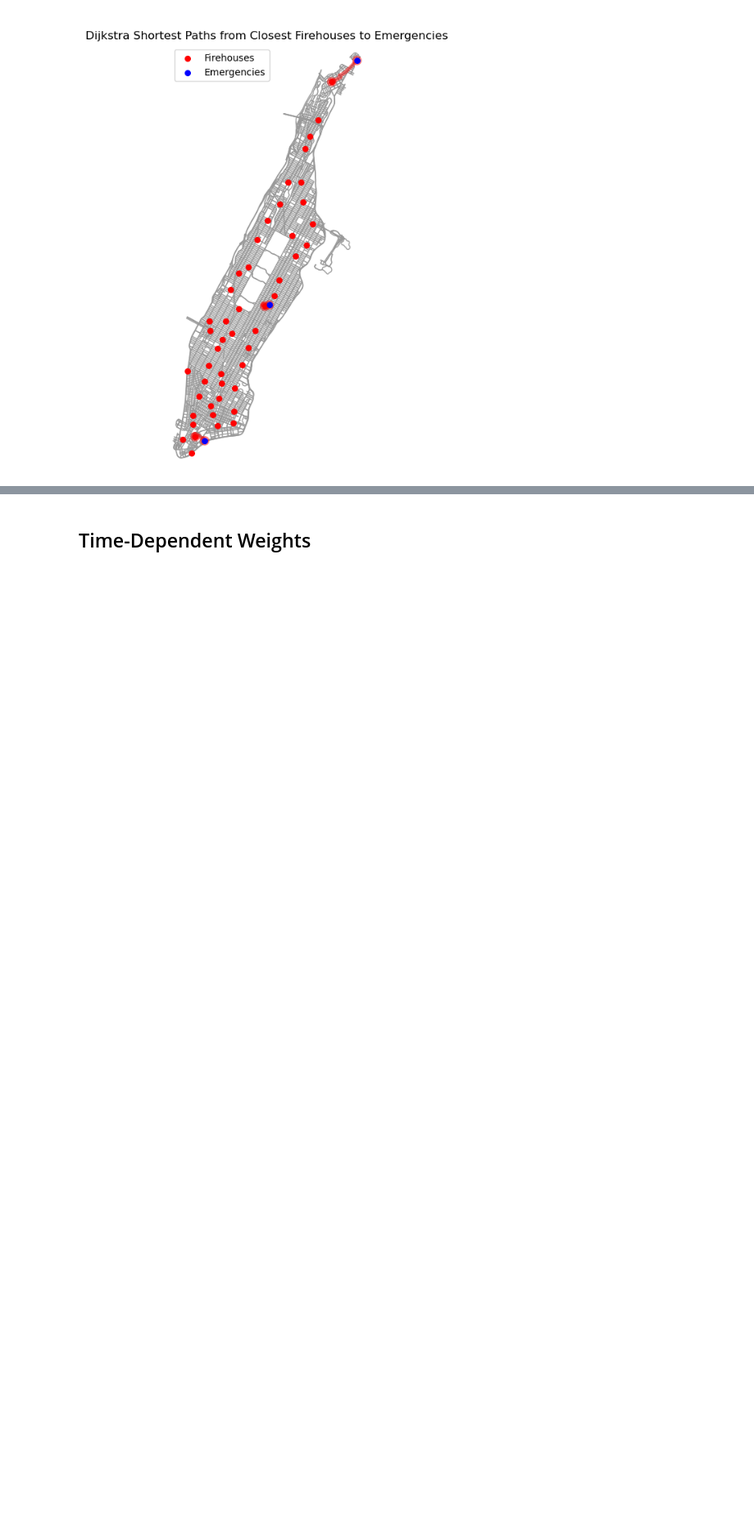
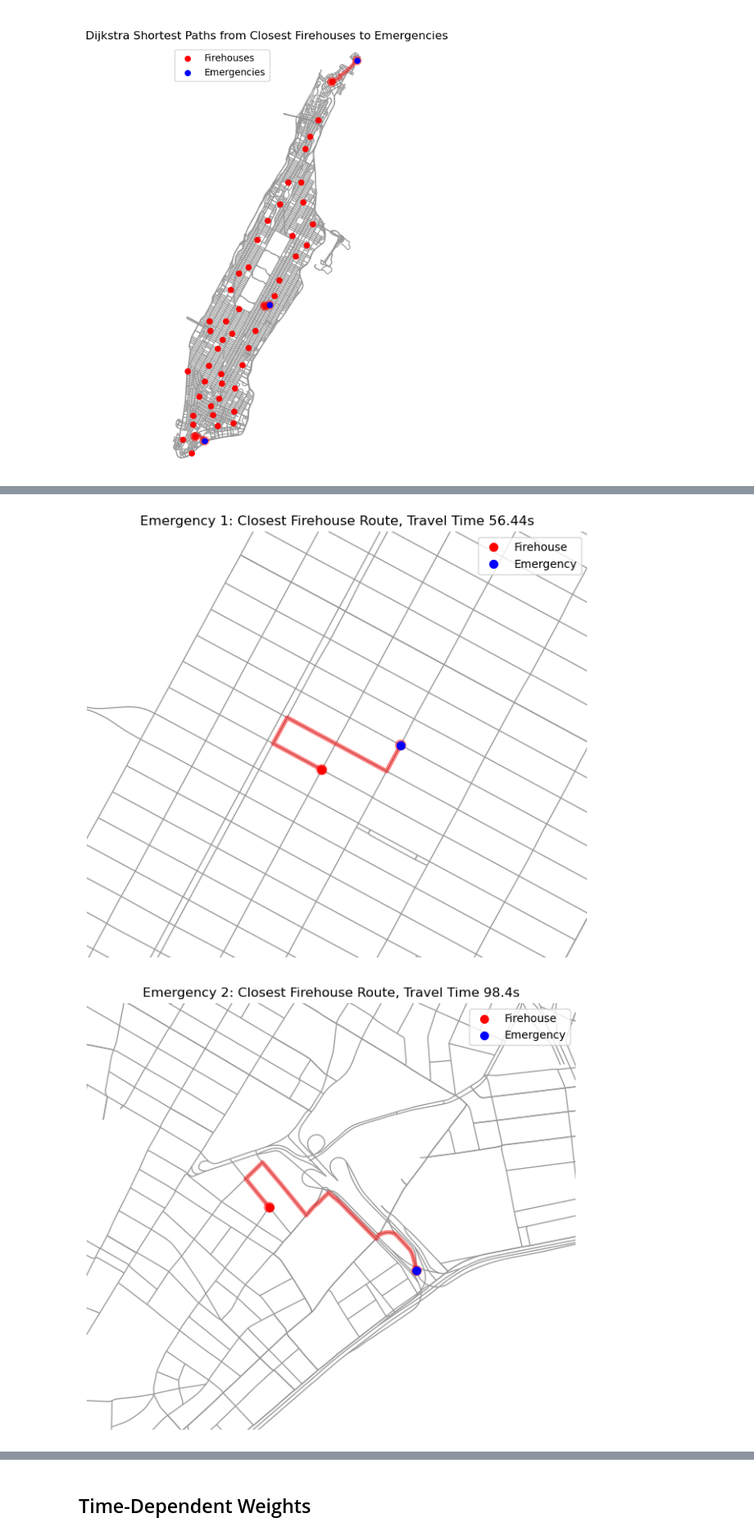
Before and after one commit to margheritatonon/Optimization-II-Project, a Jupyter notebook: dataloading.ipynb, the cells around one changed output, grey strips where cells are left out. Shown at 82% size. Saved outputs shown, nothing was run; the diff lists cells and outputs as text; code cells hidden in the pictures; blank space fills up the shorter version.

```diff
--- a/dataloading.ipynb
+++ b/dataloading.ipynb
@@ -171,0 +226,3 @@ plt.show()
+# %%
+firehouse_node = 42437433
+list(G_proj.out_edges(firehouse_node, data=True))
@@ -171,0 +253,4 @@ plt.show()
+# %%
+G_proj = ox.add_edge_speeds(G_proj) #estimates speed based on the highway types
+# %%
+G_proj = ox.add_edge_travel_times(G_proj) #adds the travel time in seconds based on speed and length
@@ -171,0 +288,39 @@ plt.show()
+# %%
+#plotting
+node_positions = {node: (data['x'], data['y']) for node, data in G_proj.nodes(data=True)}
+
+for idx, time_paths in enumerate(time_paths):
+    emergency_node = time_paths[-1]
+    firehouse_node = time_paths[0]
+
+    path_x = [node_positions[n][0] for n in time_paths]
+    path_y = [node_positions[n][1] for n in time_paths]
+
+    margin = 500
+    minx, maxx = min(path_x) - margin, max(path_x) + margin
+    miny, maxy = min(path_y) - margin, max(path_y) + margin
+
+    fig, ax = ox.plot_graph_routes(
+        G_proj,
+        routes=[time_paths],
+        route_color='blue',
+        route_linewidth=2,
+        node_size=0,
+        bgcolor='white',
+        show=False,
+        close=False
+    )
+    ax.scatter(node_positions[firehouse_node][0], node_positions[firehouse_node][1],
+               c='red', s=50, zorder=3, label='Firehouse')
+    ax.scatter(node_positions[emergency_node][0], node_positions[emergency_node][1],
+               c='blue', s=50, zorder=3, label='Emergency')
+
+    ax.set_xlim(minx, maxx)
+    ax.set_ylim(miny, maxy)
+
+    ax.set_title(f"Emergency {idx+1}: Closest Firehouse Route, Travel Time {round(time_distances[idx], 2)}s")
+    ax.legend()
+    plt.show()
+# %% [output]
+[figure, added]
+[figure, added]
```
Also changed, not shown: parts of 12 cells of this notebook.
